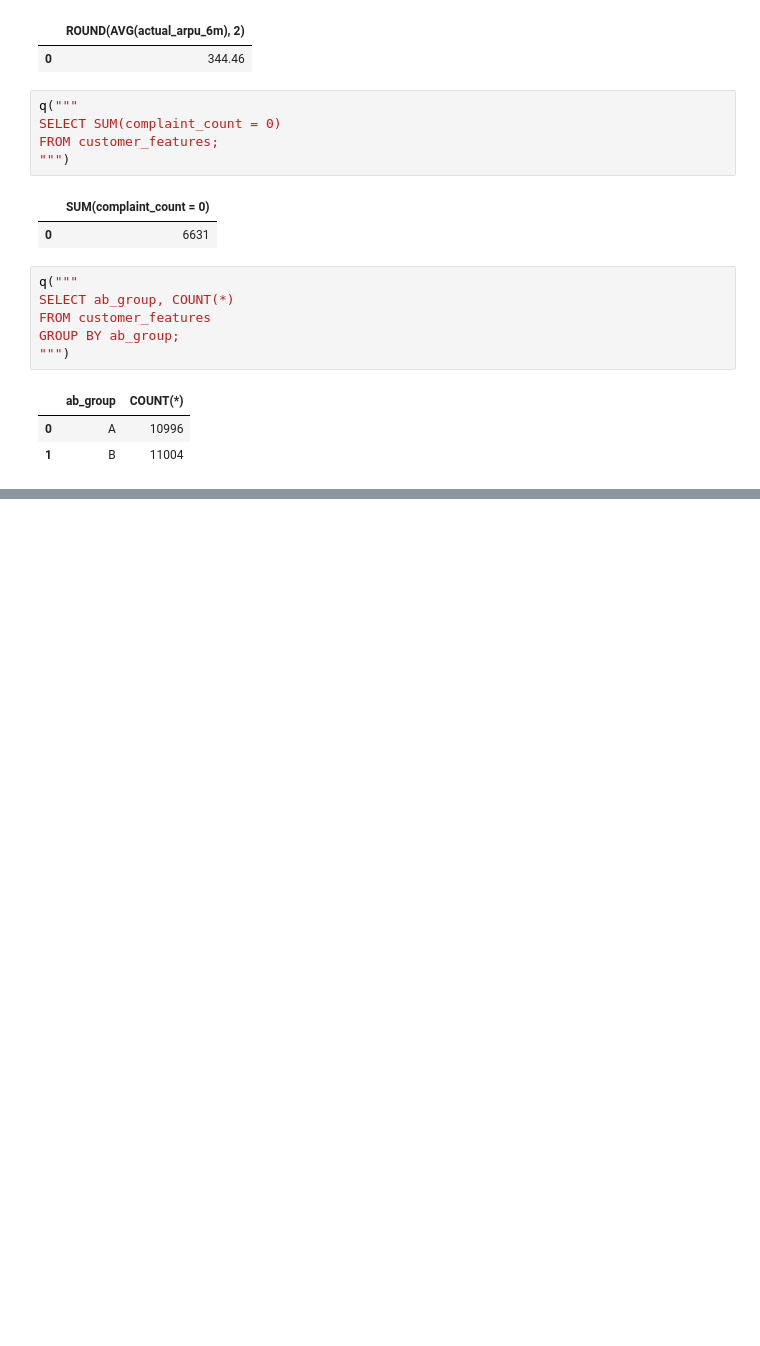
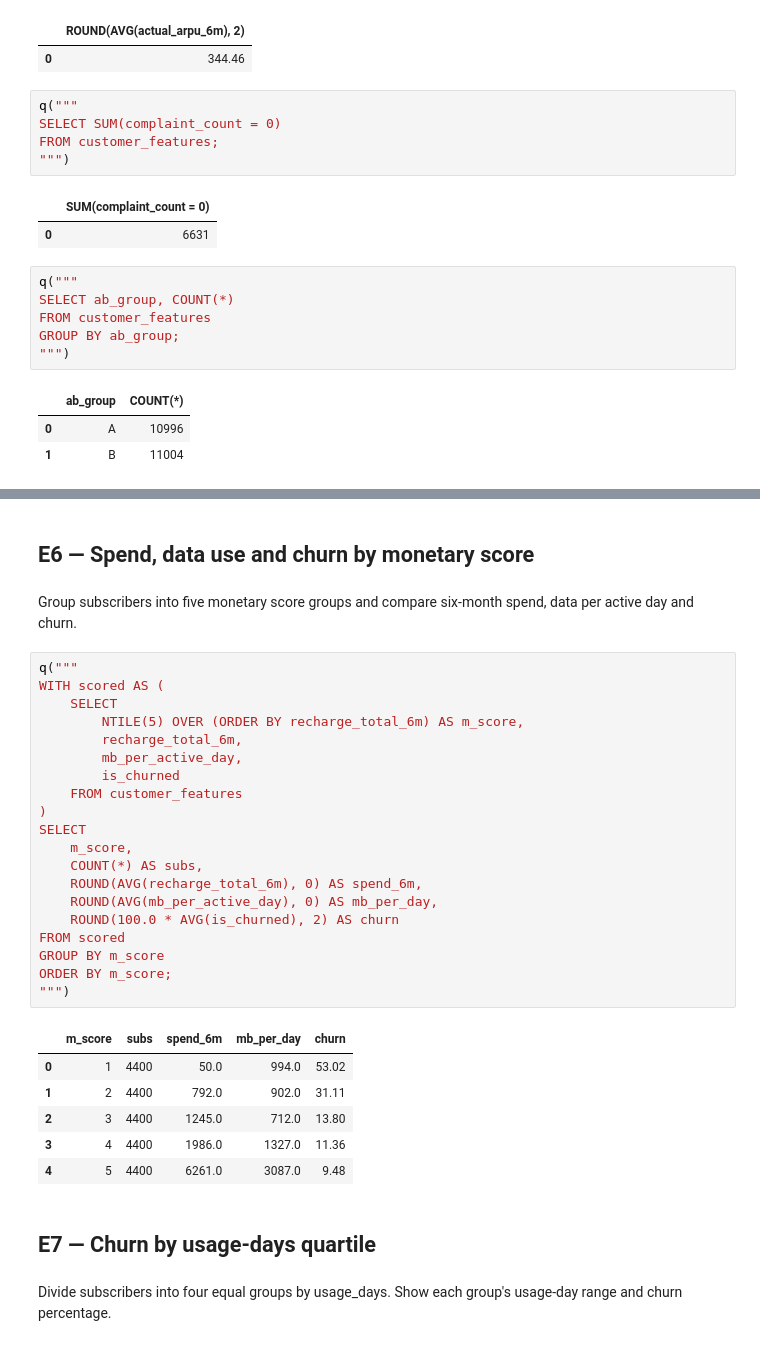
Before and after one commit to alsabithbca25dbi-afk/airtel-telecom-analytics, a Jupyter notebook: notebook/05_analysis.ipynb, the cells around one changed output, grey strips where cells are left out. Cells and saved outputs as stored; diff of their text form; blank space fills up the shorter version.

```diff
--- a/notebook/05_analysis.ipynb
+++ b/notebook/05_analysis.ipynb
@@ -944,0 +745,35 @@ Database connection closed.
+# %% [markdown]
+## E6 — Spend, data use and churn by monetary score
+# %% [markdown]
+Group subscribers into five monetary score groups and compare six-month spend, data per active day and churn.
+# %%
+q("""
+WITH scored AS (
+    SELECT
+        NTILE(5) OVER (ORDER BY recharge_total_6m) AS m_score,
+        recharge_total_6m,
+        mb_per_active_day,
+        is_churned
+    FROM customer_features
+)
+SELECT
+    m_score,
+    COUNT(*) AS subs,
+    ROUND(AVG(recharge_total_6m), 0) AS spend_6m,
+    ROUND(AVG(mb_per_active_day), 0) AS mb_per_day,
+    ROUND(100.0 * AVG(is_churned), 2) AS churn
+FROM scored
+GROUP BY m_score
+ORDER BY m_score;
+""")
+# %% [output]
+|  | m_score | subs | spend_6m | mb_per_day | churn |
+| 0 | 1 | 4400 | 50.0 | 994.0 | 53.02 |
+| 1 | 2 | 4400 | 792.0 | 902.0 | 31.11 |
+| 2 | 3 | 4400 | 1245.0 | 712.0 | 13.80 |
+| 3 | 4 | 4400 | 1986.0 | 1327.0 | 11.36 |
+| 4 | 5 | 4400 | 6261.0 | 3087.0 | 9.48 |
+# %% [markdown]
+## E7 — Churn by usage-days quartile
+# %% [markdown]
+Divide subscribers into four equal groups by usage_days. Show each group's usage-day range and churn percentage.
```
Also changed, not shown: parts of 416 cells of this notebook.
